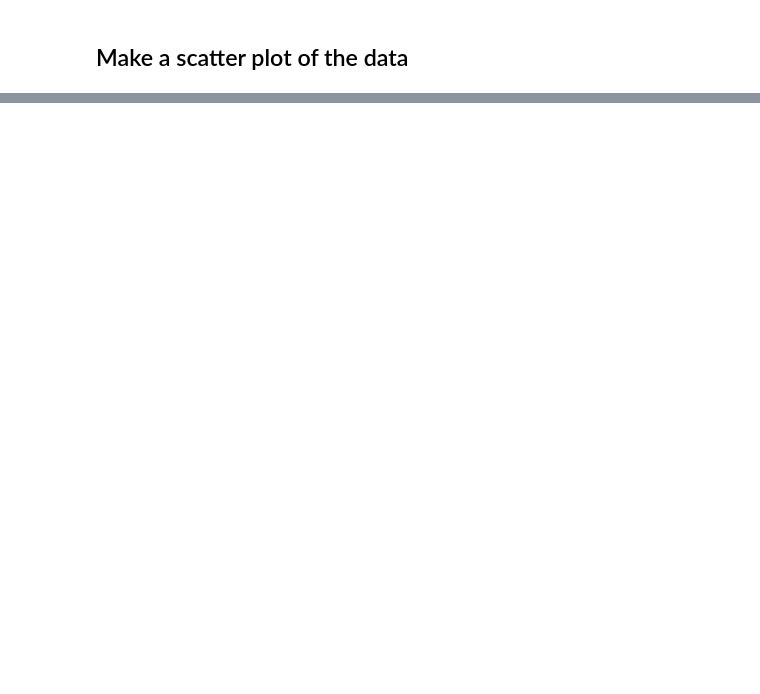
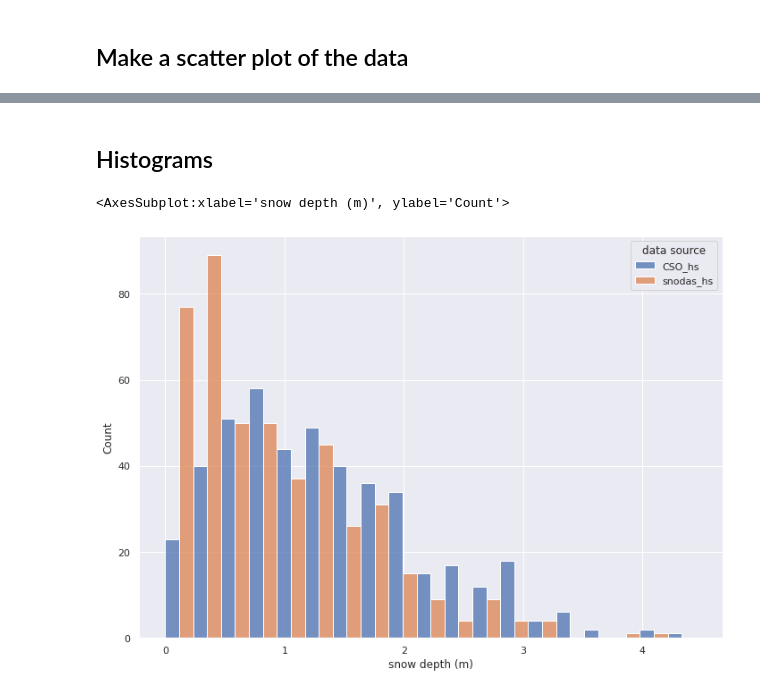
Before and after one commit to communitysnowobs/validation, a Jupyter notebook: SNODAS vs CSO.ipynb, the cells around one changed output, grey strips where cells are left out. Drawn from its saved outputs; the diff is of its cells as text; code cells hidden in the pictures; blank space fills up the shorter version.

```diff
--- a/SNODAS vs CSO.ipynb
+++ b/SNODAS vs CSO.ipynb
@@ -80,0 +106,7 @@ sns.scatterplot(x="CSO_hs",y="snodas_hs", data=df)
+# %% [markdown]
+## Histograms
+# %%
+sns.histplot(x='snow depth (m)',data=df2, hue = 'data source', multiple='dodge')
+# %% [output]
+<AxesSubplot:xlabel='snow depth (m)', ylabel='Count'>
+[figure, added]
```
Also changed, not shown: parts of 8 cells of this notebook.
